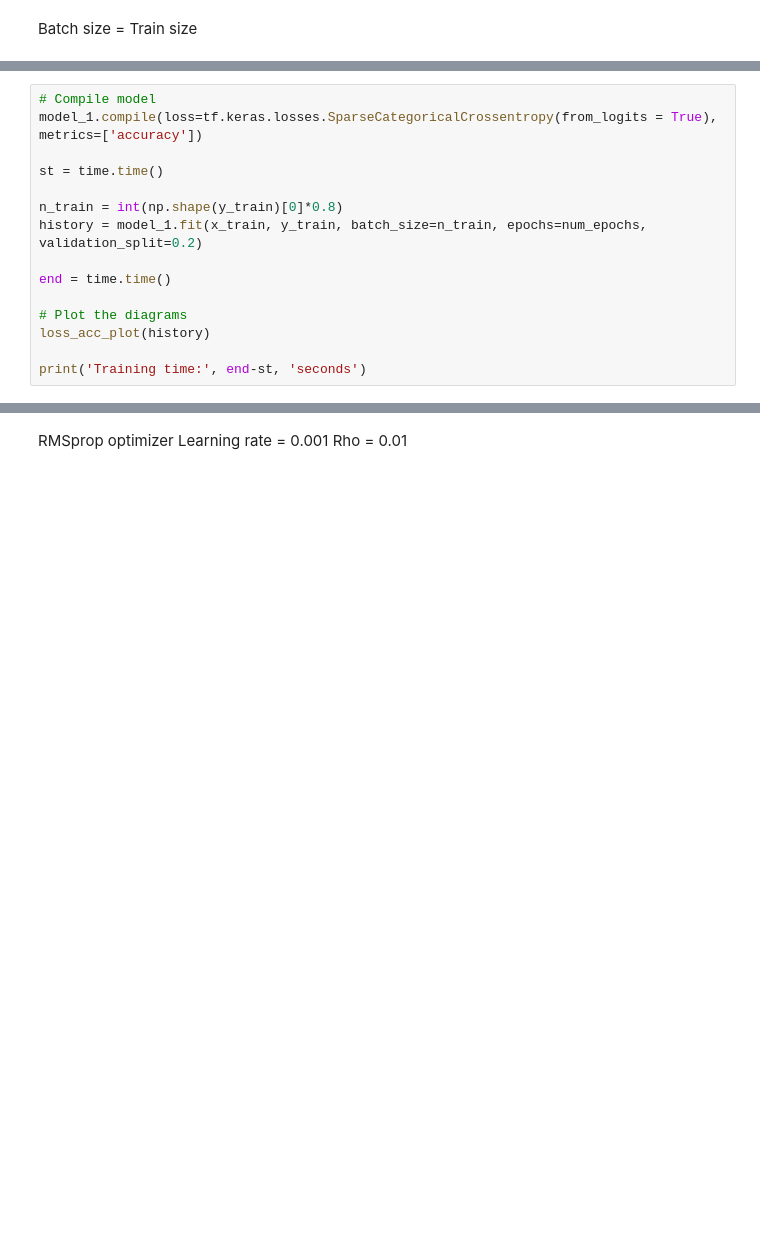
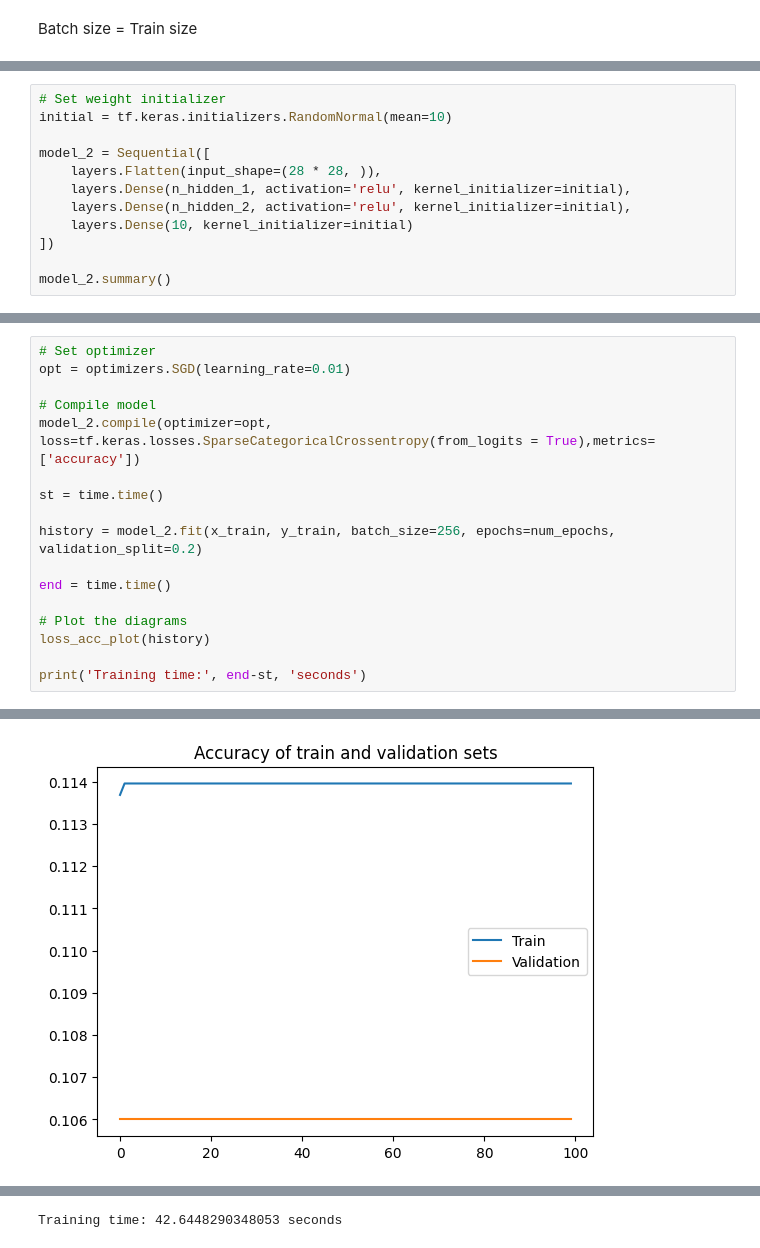
Before and after one commit to condesancho/computational_intelligence_proj, a Jupyter notebook: mlp/efficiency_test_of_mlp.ipynb, the cells around one changed output, grey strips where cells are left out. Cells and saved outputs as stored; diff of their text form; blank space fills up the shorter version.

```diff
--- a/mlp/efficiency_test_of_mlp.ipynb
+++ b/mlp/efficiency_test_of_mlp.ipynb
@@ -103,0 +329,12 @@ Batch size = Train size
+# %%
+# Set weight initializer
+initial = tf.keras.initializers.RandomNormal(mean=10)
+
+model_2 = Sequential([
+    layers.Flatten(input_shape=(28 * 28, )),
+    layers.Dense(n_hidden_1, activation='relu', kernel_initializer=initial),
+    layers.Dense(n_hidden_2, activation='relu', kernel_initializer=initial),
+    layers.Dense(10, kernel_initializer=initial)
+])
+
+model_2.summary()
@@ -104,11 +359,13 @@ Batch size = Train size
 # %%
+# Set optimizer
+opt = optimizers.SGD(learning_rate=0.01)
+
 # Compile model
-model_1.compile(loss=tf.keras.losses.SparseCategoricalCrossentropy(from_logits = True), metrics=['accuracy'])
+model_2.compile(optimizer=opt, loss=tf.keras.losses.SparseCategoricalCrossentropy(from_logits = True),metrics=['accuracy'])
 
 st = time.time()
 
-n_train = int(np.shape(y_train)[0]*0.8)
-history = model_1.fit(x_train, y_train, batch_size=n_train, epochs=num_epochs, validation_split=0.2)
+history = model_2.fit(x_train, y_train, batch_size=256, epochs=num_epochs, validation_split=0.2)
 
 end = time.time()
 
@@ -116,3 +373,4 @@ end = time.time()
 loss_acc_plot(history)
 
 print('Training time:', end-st, 'seconds')
+# %% [output]
@@ -118,0 +394 @@ print('Training time:', end-st, 'seconds')
+[figure, added]
@@ -119,4 +396 @@ print('Training time:', end-st, 'seconds')
+Training time: 42.6448290348053 seconds
-# %% [markdown]
-RMSprop optimizer
-Learning rate = 0.001
-Rho = 0.01
```
Also changed, not shown: parts of 37 cells of this notebook.
